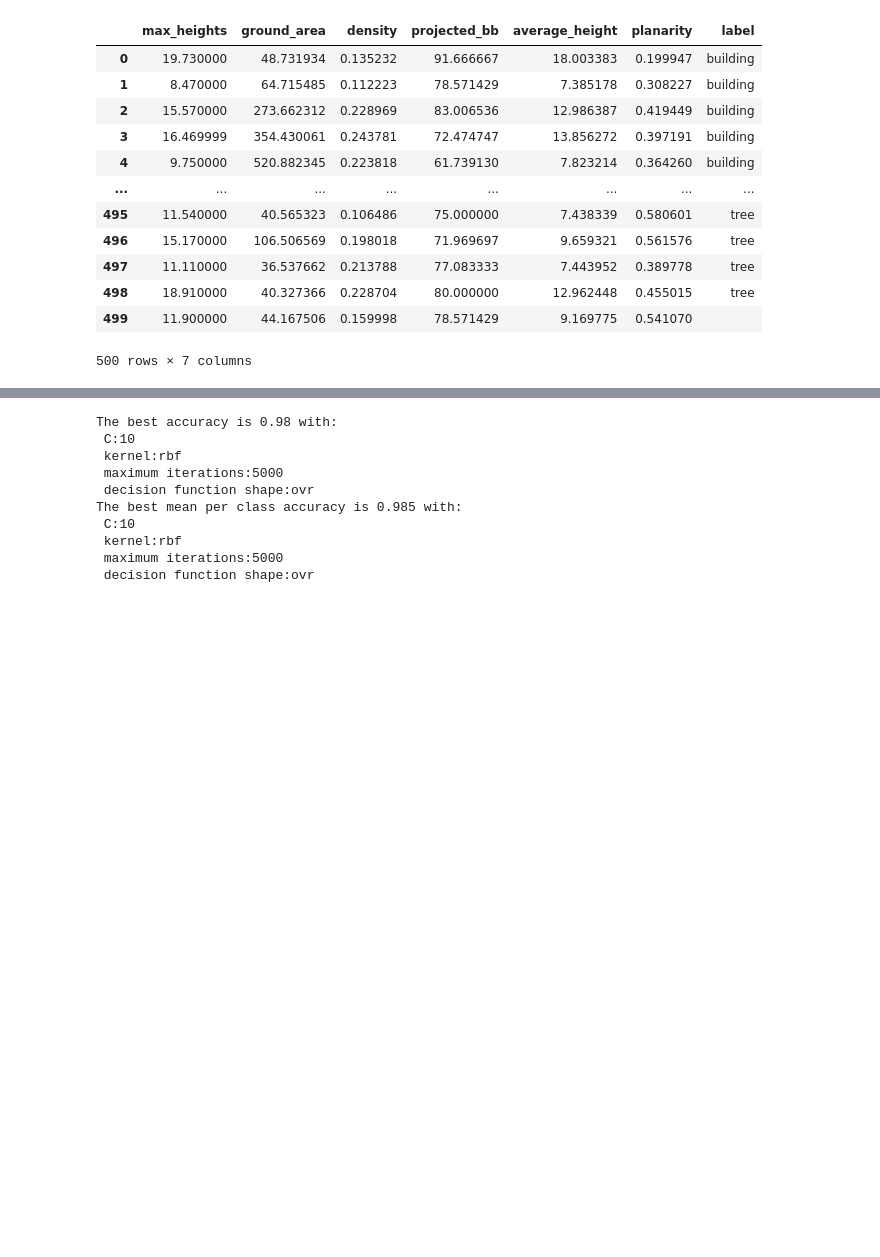
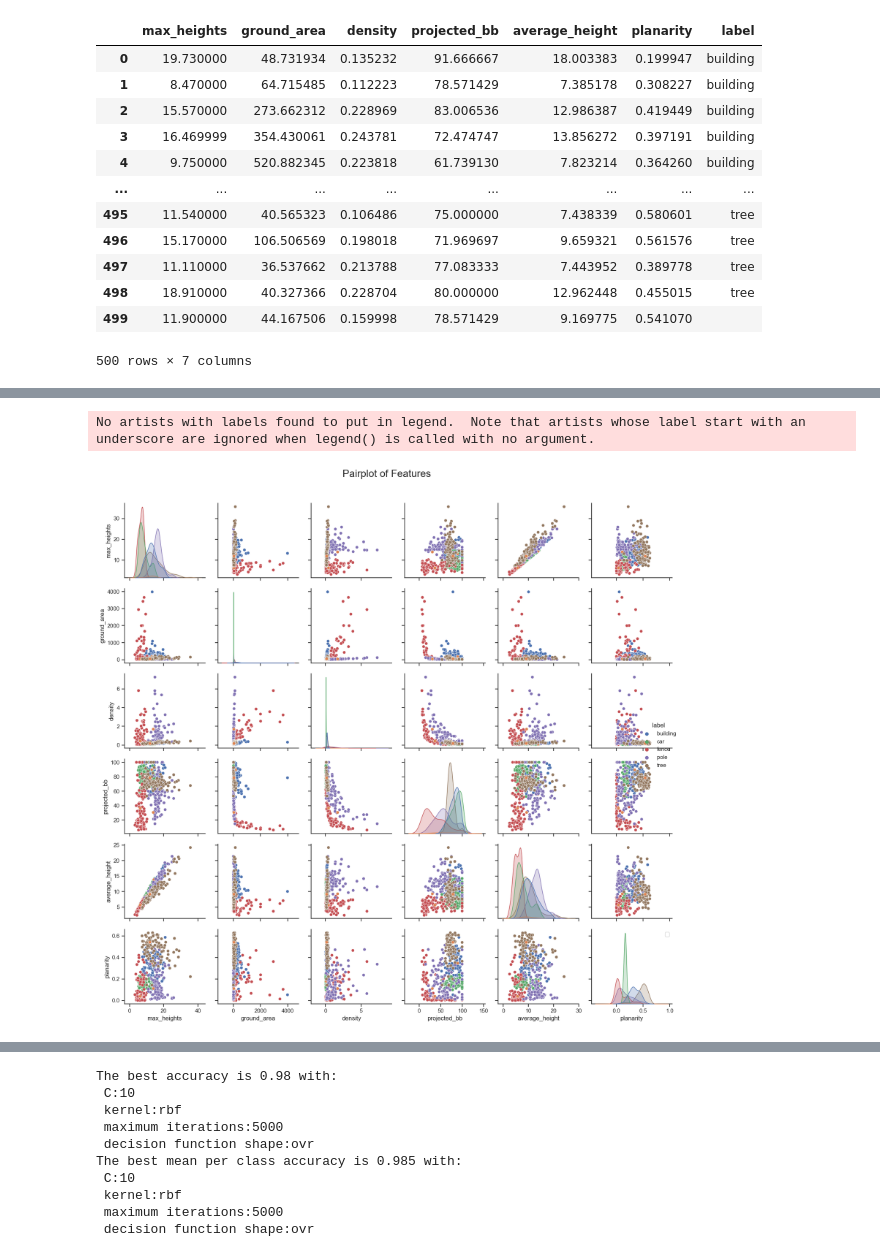
Before and after one commit to shreyakejriwal02/GEO5017_Group_13, a Jupyter notebook: Assignment_2.ipynb, the cells around one changed output, grey strips where cells are left out. Cells and saved outputs as stored; diff of their text form; code cells hidden in the pictures; blank space fills up the shorter version.

```diff
--- a/Assignment_2.ipynb
+++ b/Assignment_2.ipynb
@@ -233 +234,13 @@ distributions(df_features)
+# %%
+def pairplot_features(dataframe):
+    sns.set(style="ticks")
+    g = sns.pairplot(dataframe, hue='label')
+    plt.suptitle("Pairplot of Features", y=1.02, fontsize=20)
+    plt.legend(loc='upper right')
+    plt.show()
+
+pairplot_features(features.df)
+# %% [output]
+No artists with labels found to put in legend.  Note that artists whose label start with an underscore are ignored when legend() is called with no argument.
+[figure, added]
 # %%
```
Also changed, not shown: parts of 4 cells of this notebook, 2 other files.
